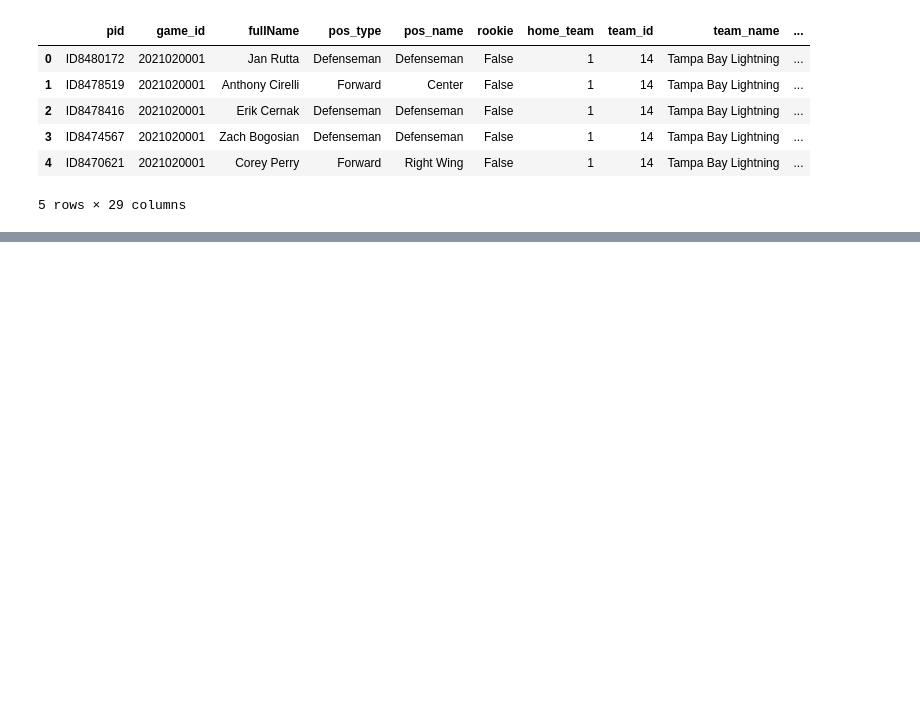
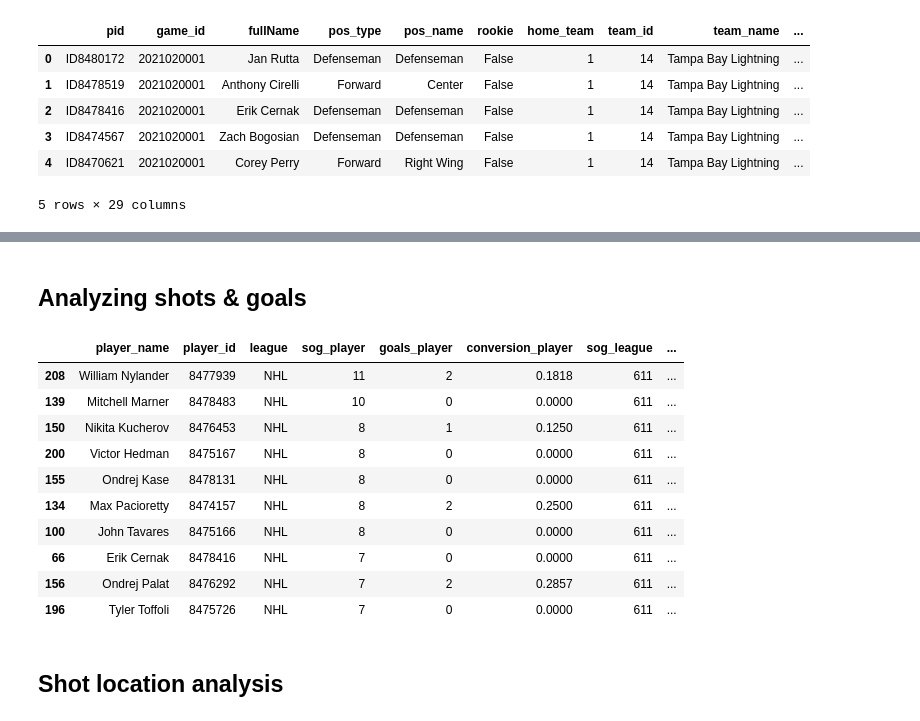
Before and after one commit to the-data-base/nhl-breakouts, a Jupyter notebook: analysis/exploring_nhl_api.ipynb, the cells around one changed output, grey strips where cells are left out. Saved outputs shown, nothing was run; the diff lists cells and outputs as text; code cells hidden in the pictures; blank space fills up the shorter version.

Commit message:
Looped the live feed api, began player shot analysis

```diff
--- a/analysis/exploring_nhl_api.ipynb
+++ b/analysis/exploring_nhl_api.ipynb
@@ -96,7 +94,7 @@ Successfully created the directory test_data/
 # %%
 # Set inputs & prepare directory to story data
 mk_dir(rel_path = "test_data/")
-single_game_id = 5
+single_game_id = 10
 
 # Boxscore
 boxscore_list = request_get_data(game_url,
@@ -290,0 +338,7 @@ mini_player_boxscore.head(5)
+# %%
+json_object = json.loads(livefeed_json)
+
+# Set up iterable variables
+games = len(json_object)
+
+games
@@ -290,0 +504,35 @@ mini_player_boxscore.head(5)
+# %% [markdown]
+## Analyzing shots & goals
+# %%
+# Get player summaries
+player_shots = df2.groupby(['player_name', 'player_id', 'league']).agg({'goal':['count', 'sum']})
+player_shots.columns = ["_".join(x) for x in player_shots.columns.ravel()]
+player_shots = player_shots.rename(columns = {"goal_count": "sog", "goal_sum": "goals"})
+player_shots = player_shots.reset_index()
+player_shots['conversion'] = round(player_shots['goals'] / player_shots['sog'], 4)
+
+# Get league summaries
+league_shots = df2.groupby('league').agg({'goal':['count', 'sum']})
+league_shots.columns = ["_".join(x) for x in league_shots.columns.ravel()]
+league_shots = league_shots.rename(columns = {"goal_count": "sog", "goal_sum": "goals"})
+league_shots = league_shots.reset_index()
+league_shots['conversion'] = round(league_shots['goals'] / league_shots['sog'], 4)
+
+# Join player summaries with league summaries
+df3 = player_shots.merge(league_shots, on = "league", suffixes = ("_player", "_league"))
+df3["conv_spread"] = df3["conversion_player"] - df3["conversion_league"]
+df3.sort_values(by = "sog_player", ascending = False).head(10)
+# %% [output]
+|  | player_name | player_id | league | sog_player | goals_player | conversion_player | sog_league | ... |
+| 208 | William Nylander | 8477939 | NHL | 11 | 2 | 0.1818 | 611 | ... |
+| 139 | Mitchell Marner | 8478483 | NHL | 10 | 0 | 0.0000 | 611 | ... |
+| 150 | Nikita Kucherov | 8476453 | NHL | 8 | 1 | 0.1250 | 611 | ... |
+| 200 | Victor Hedman | 8475167 | NHL | 8 | 0 | 0.0000 | 611 | ... |
+| 155 | Ondrej Kase | 8478131 | NHL | 8 | 0 | 0.0000 | 611 | ... |
+| 134 | Max Pacioretty | 8474157 | NHL | 8 | 2 | 0.2500 | 611 | ... |
+| 100 | John Tavares | 8475166 | NHL | 8 | 0 | 0.0000 | 611 | ... |
+| 66 | Erik Cernak | 8478416 | NHL | 7 | 0 | 0.0000 | 611 | ... |
+| 156 | Ondrej Palat | 8476292 | NHL | 7 | 2 | 0.2857 | 611 | ... |
+| 196 | Tyler Toffoli | 8475726 | NHL | 7 | 0 | 0.0000 | 611 | ... |
+# %% [markdown]
+## Shot location analysis
```
Also changed, not shown: parts of 12 cells of this notebook, 1 other file.
